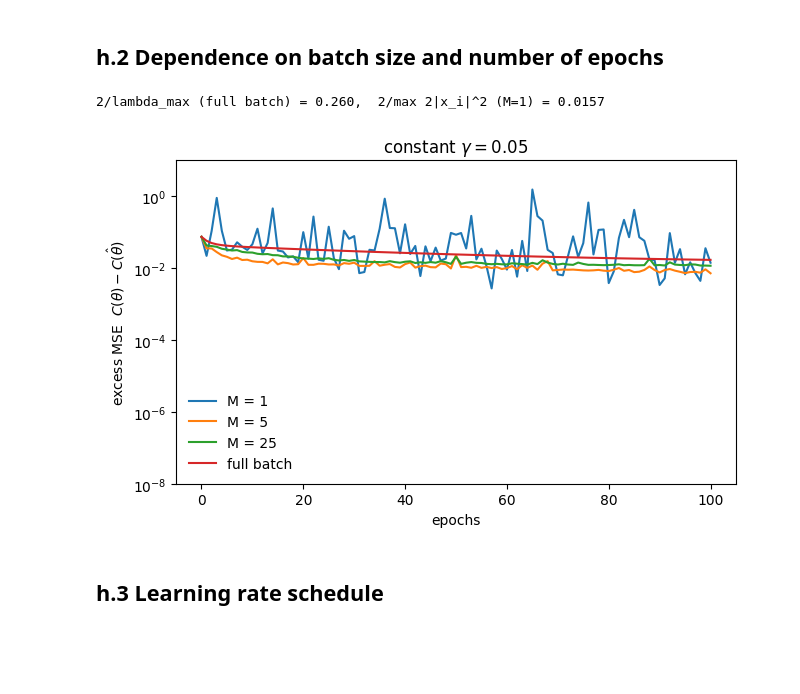
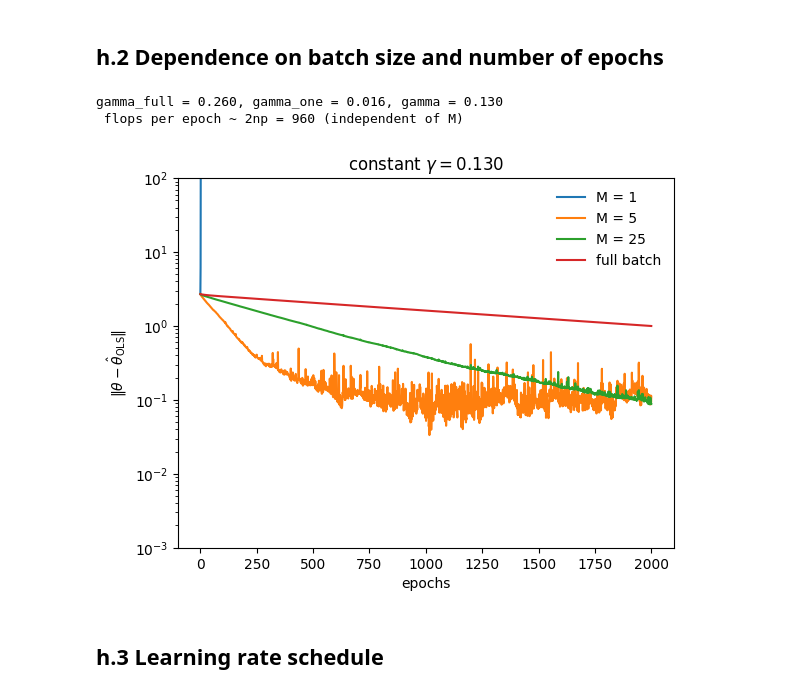
Before and after one commit to GardKL/Project1, a Jupyter notebook: Project1/code/Project1_gard.ipynb, the cells around one changed output. Drawn from its saved outputs; the diff is of its cells as text; code cells hidden in the pictures; blank space fills up the shorter version.

```diff
--- a/Project1/code/Project1_gard.ipynb
+++ b/Project1/code/Project1_gard.ipynb
@@ -2333,38 +2335,46 @@ def sgd(X, y, method="plain", n_epochs=50, batch_size=5, gamma=0.1, schedule=Non
 # %%
 
 n = len(y_f)
 
-n_epochs = 100
+n_epochs = 2000
 
 epochs = np.arange(n_epochs + 1)
 
 gamma_full = 2 / hessian_eigs(X_f).max()
 gamma_one = 2 / (2*np.sum(X_f**2,axis=1)).max()
+gamma = 0.5 * gamma_full         # choose: below gamma_full, above gamma_one
 
-print(f"2/lambda_max (full batch) = {gamma_full:.3f},  2/max 2|x_i|^2 (M=1) = {gamma_one:.4f}")
+print(f"gamma_full = {gamma_full:.3f}, gamma_one = {gamma_one:.3f}, gamma = {gamma:.3f}")
+print(f" flops per epoch ~ 2np = {2*n*X_f.shape[1]} (independent of M)")
 
-gamma = 0.05          # choose: below gamma_full, above gamma_one
 C_min = cost(cf_OLS, X_f, y_f)
-Ms = [1, 5, 25, n]
+t1 = 50
+t0 = gamma * t1
 
-fig, ax = plt.subplots(figsize=(6.6, 4.2))
-with np.errstate(over="ignore", invalid="ignore"):
-    for M in Ms:
-        hist = sgd(X_f, y_f, batch_size=M, gamma=gamma, n_epochs=n_epochs)
-        excess = np.array([cost(th, X_f, y_f) - C_min for th in hist])
-        label = "full batch" if M == n else f"M = {M}"
-        ax.semilogy(epochs, excess, label=label)
+runs = [(dict(batch_size = 1), "M = 1"),
+        (dict(batch_size = 5), "M = 5"),
+        (dict(batch_size = 25), "M = 25"),
+        (dict(batch_size = n), "full batch")]
 
-ax.set_ylim(1e-8, 1e1)
+fig, ax = plt.subplots()
+with np.errstate(over = "ignore", invalid = "ignore"):
+    for kwargs, label in runs:
+        history = sgd(X_f,y_f, n_epochs = n_epochs, **kwargs, gamma = gamma)
+        distanse = np.linalg.norm(history - cf_OLS, axis = 1 )
+        ax.semilogy(epochs,distanse,label = label)
+
+
+ax.set_ylim(1e-3,1e2)
+
 ax.set_xlabel("epochs")
-ax.set_ylabel(r"excess MSE  $C(\theta)-C(\hat\theta)$")
-ax.set_title(fr"constant $\gamma = {gamma}$")
-ax.legend(frameon=False)
-plt.tight_layout()
+ax.set_ylabel(r"$\|\theta - \hat\theta_{\mathrm{OLS}}\|$")
+ax.set_title(fr"constant $\gamma = {gamma:.3f}$")
+ax.legend(frameon = False)
 plt.savefig("../results/h2_sgd_batch_size.pdf", bbox_inches="tight")
 plt.show()
 # %% [output]
-2/lambda_max (full batch) = 0.260,  2/max 2|x_i|^2 (M=1) = 0.0157
+gamma_full = 0.260, gamma_one = 0.016, gamma = 0.130
+ flops per epoch ~ 2np = 960 (independent of M)
-[figure, old version]
+[figure, new version]
 # %% [markdown]
 ## h.3 Learning rate schedule
```
Also changed, not shown: parts of 2 cells of this notebook.
